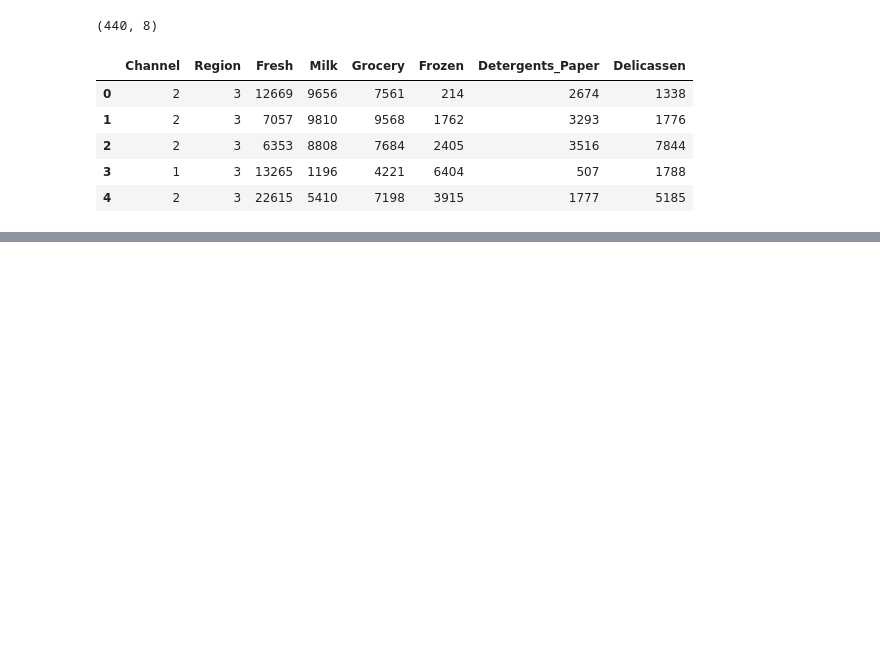
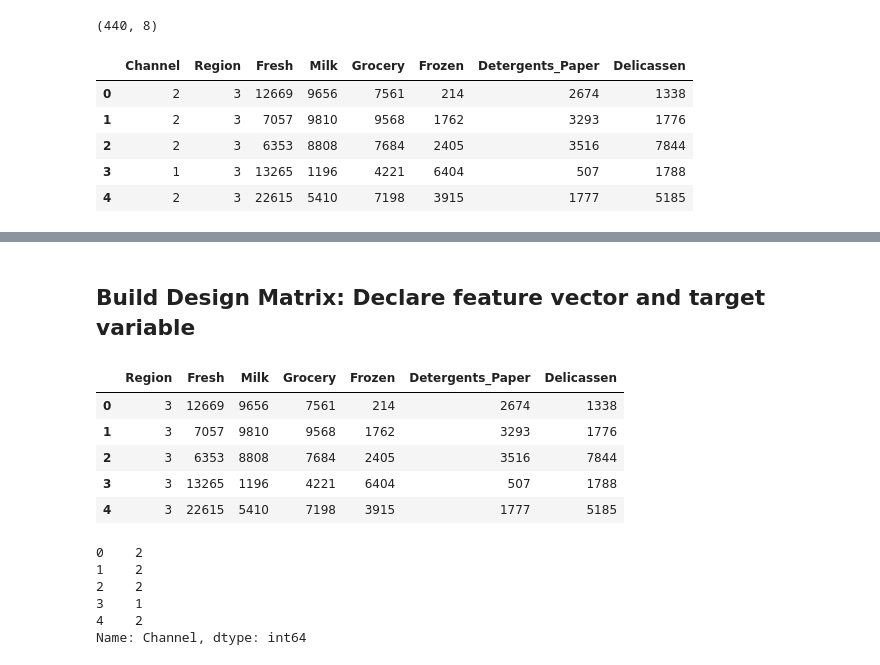
Before and after one commit to dev-nanthan/customer-classification-XGBoost-KCV, a Jupyter notebook: classifier_xgboost.ipynb, the cells around one changed output, grey strips where cells are left out. Drawn from its saved outputs; the diff is of its cells as text; code cells hidden in the pictures; blank space fills up the shorter version.

```diff
--- a/classifier_xgboost.ipynb
+++ b/classifier_xgboost.ipynb
@@ -30,0 +76,25 @@ df.head()
+# %% [markdown]
+## Build Design Matrix: Declare feature vector and target variable
+# %%
+X = df.drop('Channel', axis=1)
+y = df['Channel']
+# %%
+# Preview X
+X.head()
+# %% [output]
+|  | Region | Fresh | Milk | Grocery | Frozen | Detergents_Paper | Delicassen |
+| 0 | 3 | 12669 | 9656 | 7561 | 214 | 2674 | 1338 |
+| 1 | 3 | 7057 | 9810 | 9568 | 1762 | 3293 | 1776 |
+| 2 | 3 | 6353 | 8808 | 7684 | 2405 | 3516 | 7844 |
+| 3 | 3 | 13265 | 1196 | 4221 | 6404 | 507 | 1788 |
+| 4 | 3 | 22615 | 5410 | 7198 | 3915 | 1777 | 5185 |
+# %%
+# Preview y
+y.head()
+# %% [output]
+0    2
+1    2
+2    2
+3    1
+4    2
+Name: Channel, dtype: int64
```
Also changed, not shown: parts of 12 cells of this notebook.
